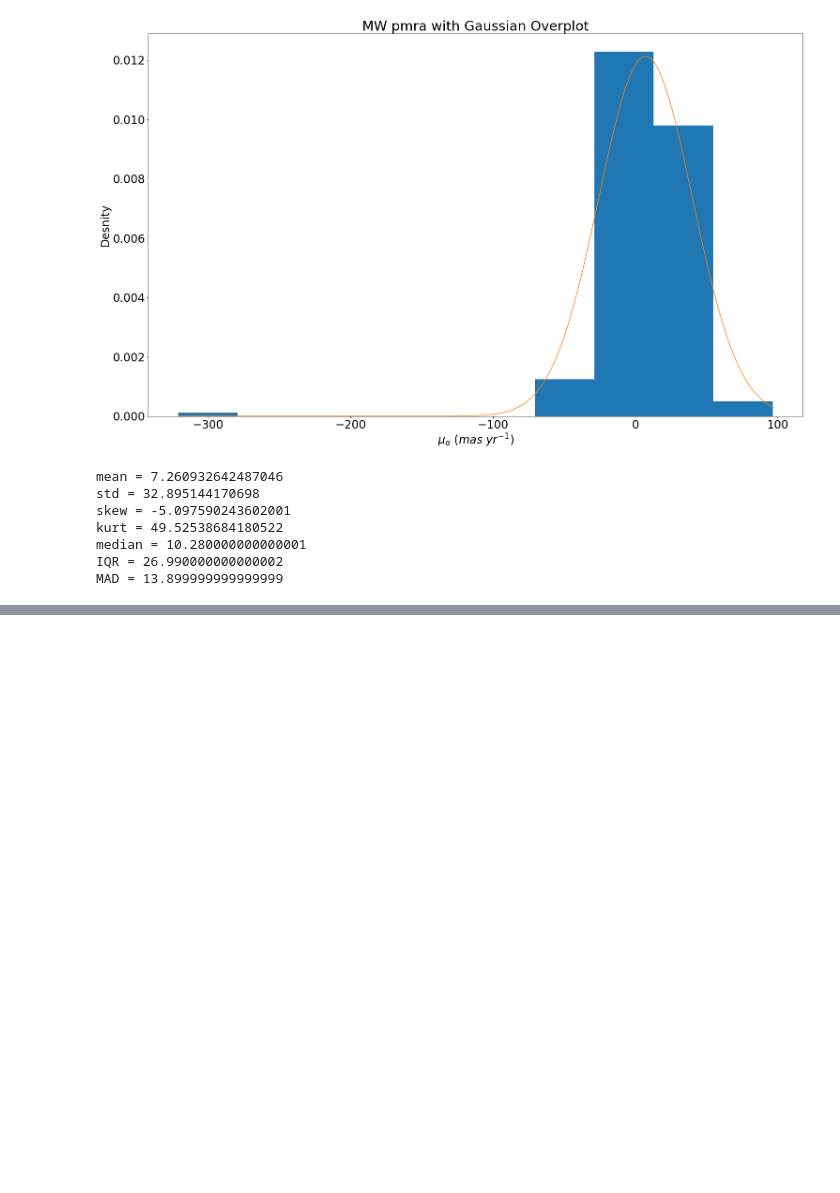
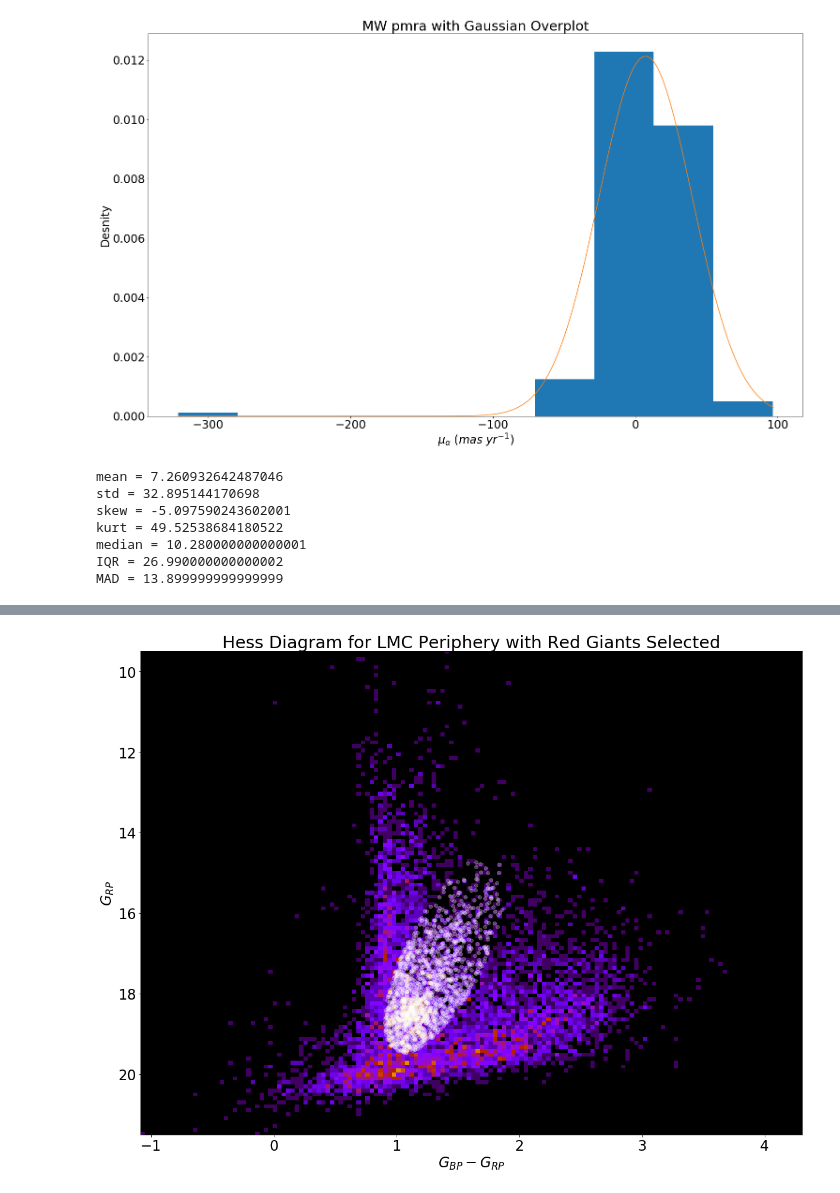
Before and after one commit to JoshuaPovick/MS_young, a Jupyter notebook: MSyoung2.ipynb, the cells around one changed output, grey strips where cells are left out. Cells and saved outputs as stored; diff of their text form; code cells hidden in the pictures; blank space fills up the shorter version.

```diff
--- a/MSyoung2.ipynb
+++ b/MSyoung2.ipynb
@@ -1251,0 +1325,28 @@ plt.show()
+# %%
+###Pick out the Red Giants in the LMC Periphery
+lh = 1.4
+lk = 17
+la = 2.5
+lb = 0.35
+lt = np.pi/2 + 1/7
+lrgbcol = []
+lrgbmag = []
+lrgbdes = []
+
+for k0 in range(len(lx)):
+    if rotell(lx[k0],ly[k0],lh,lk,la,lb,lt) <=1:
+        lrgbcol.append(lx[k0])
+        lrgbmag.append(ly[k0])
+        lrgbdes.append(lz[k0])
+
+
+plt.figure(figsize=[20,15])
+plt.pcolormesh(lhess.x_edge,lhess.y_edge,lhess.statistic.T,cmap='gnuplot')
+plt.scatter(lrgbcol,lrgbmag,c='w',alpha=0.25)
+plt.ylim(21.5,9.5)
+plt.xlabel('$G_{BP}-G_{RP}$')
+plt.ylabel('$G_{RP}$')
+plt.title('Hess Diagram for LMC Periphery with Red Giants Selected')
+plt.show()
+# %% [output]
+[figure, added]
```
Also changed, not shown: parts of 23 cells of this notebook.
